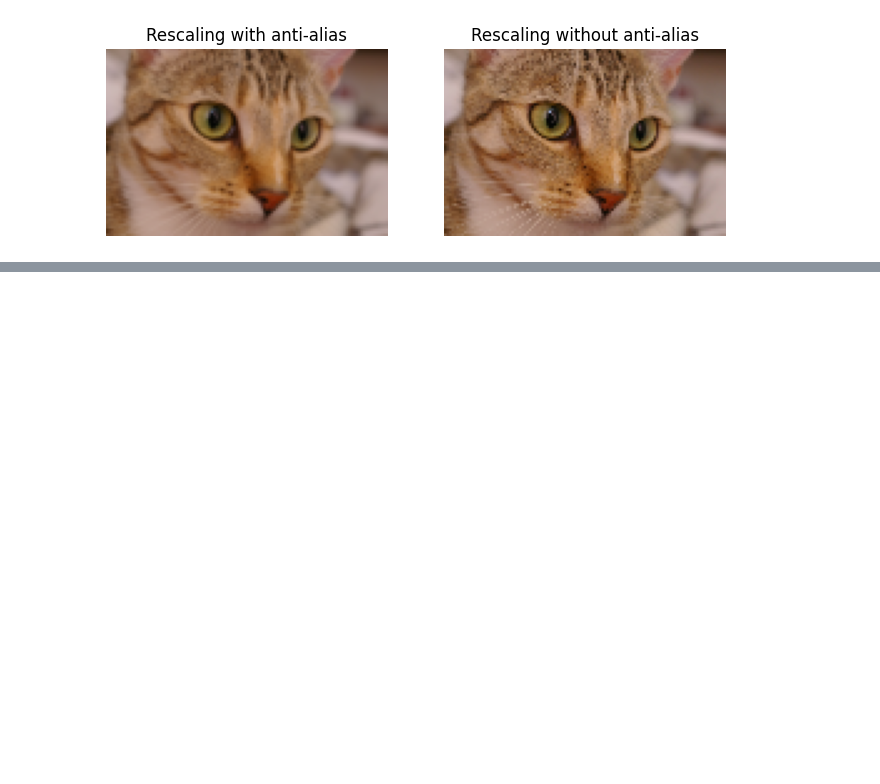
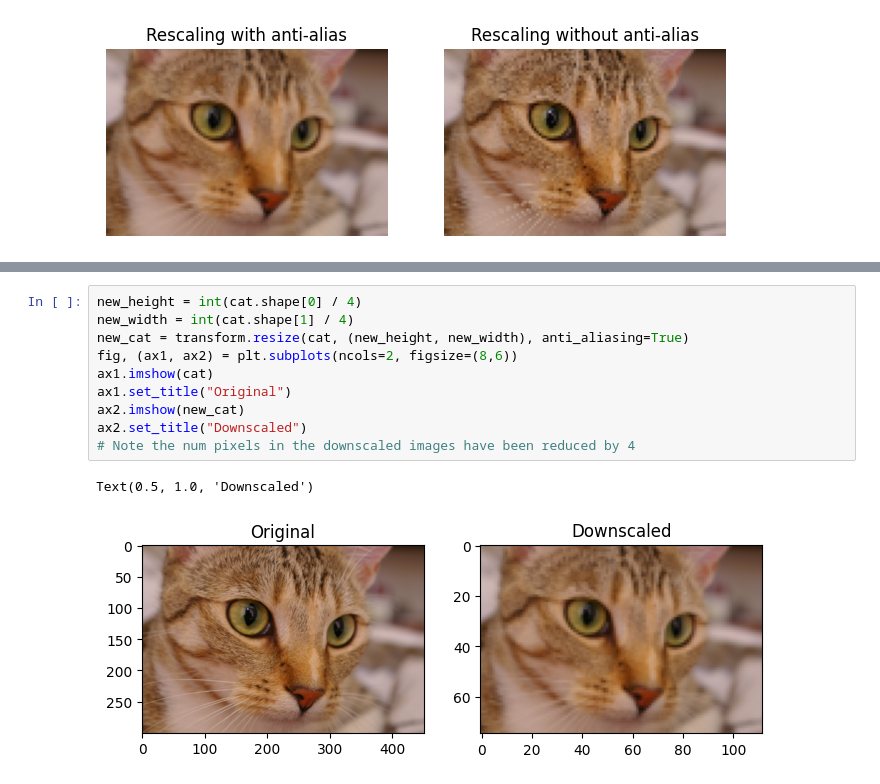
Before and after one commit to r-leyshon/image-processing, a Jupyter notebook: scikit-image/image-processing-with-skimage/02-more.ipynb, the cells around one changed output, grey strips where cells are left out. Drawn from its saved outputs; the diff is of its cells as text; blank space fills up the shorter version.

Commit message:
feat: Downscaling image with tuple of new height width

```diff
--- a/scikit-image/image-processing-with-skimage/02-more.ipynb
+++ b/scikit-image/image-processing-with-skimage/02-more.ipynb
@@ -165,0 +173,13 @@ plt.show()
+# %%
+new_height = int(cat.shape[0] / 4)
+new_width = int(cat.shape[1] / 4)
+new_cat = transform.resize(cat, (new_height, new_width), anti_aliasing=True)
+fig, (ax1, ax2) = plt.subplots(ncols=2, figsize=(8,6))
+ax1.imshow(cat)
+ax1.set_title("Original")
+ax2.imshow(new_cat)
+ax2.set_title("Downscaled")
+# Note the num pixels in the downscaled images have been reduced by 4
+# %% [output]
+Text(0.5, 1.0, 'Downscaled')
+[figure, added]
```
Also changed, not shown: parts of 1 cell of this notebook.
